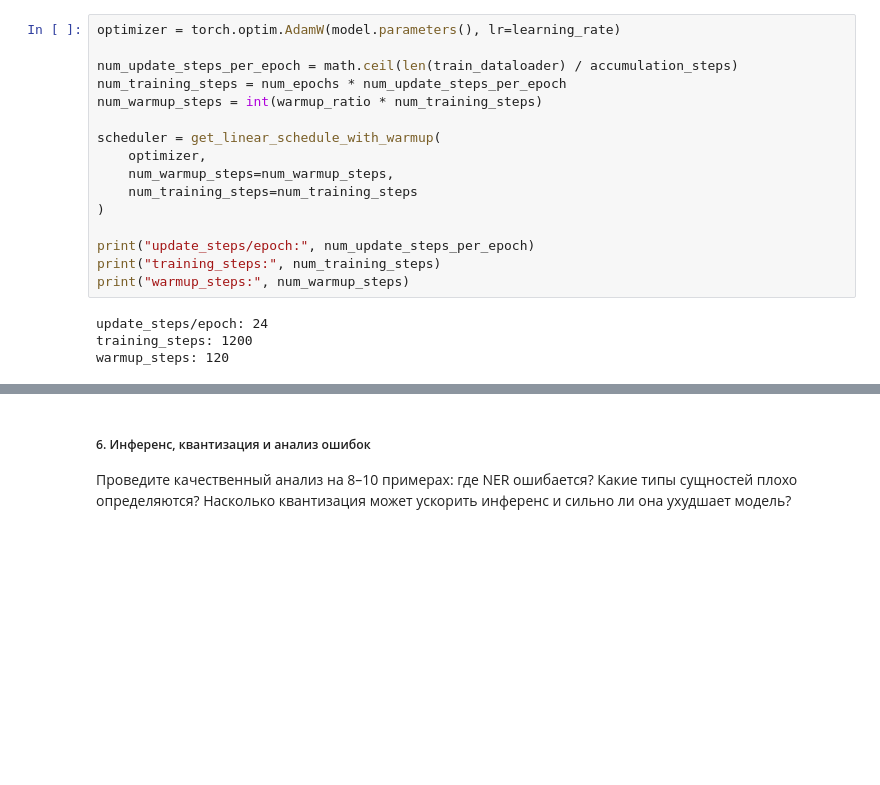
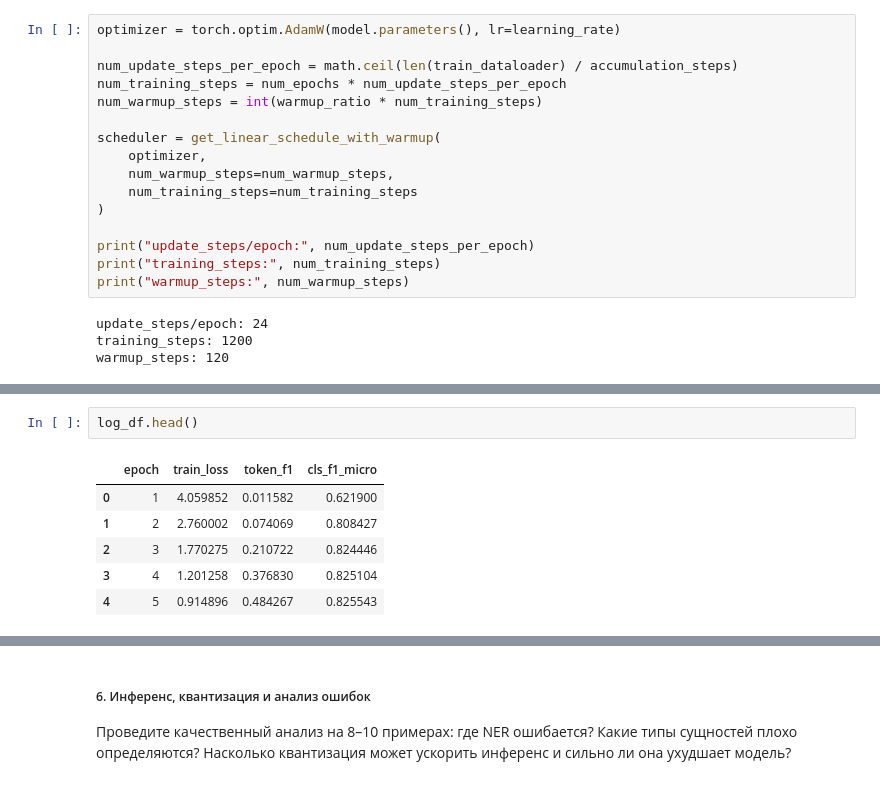
Before and after one commit to GladunAD/yandex_practicum_nlp, a Jupyter notebook: NEREL_MultiTask_Notebook.ipynb, the cells around one changed output, grey strips where cells are left out. Drawn from its saved outputs; the diff is of its cells as text; blank space fills up the shorter version.

```diff
--- a/NEREL_MultiTask_Notebook.ipynb
+++ b/NEREL_MultiTask_Notebook.ipynb
@@ -820,0 +835,9 @@ log_df
+# %%
+log_df.head()
+# %% [output]
+|  | epoch | train_loss | token_f1 | cls_f1_micro |
+| 0 | 1 | 4.059852 | 0.011582 | 0.621900 |
+| 1 | 2 | 2.760002 | 0.074069 | 0.808427 |
+| 2 | 3 | 1.770275 | 0.210722 | 0.824446 |
+| 3 | 4 | 1.201258 | 0.376830 | 0.825104 |
+| 4 | 5 | 0.914896 | 0.484267 | 0.825543 |
```
Also changed, not shown: parts of 13 cells of this notebook.
